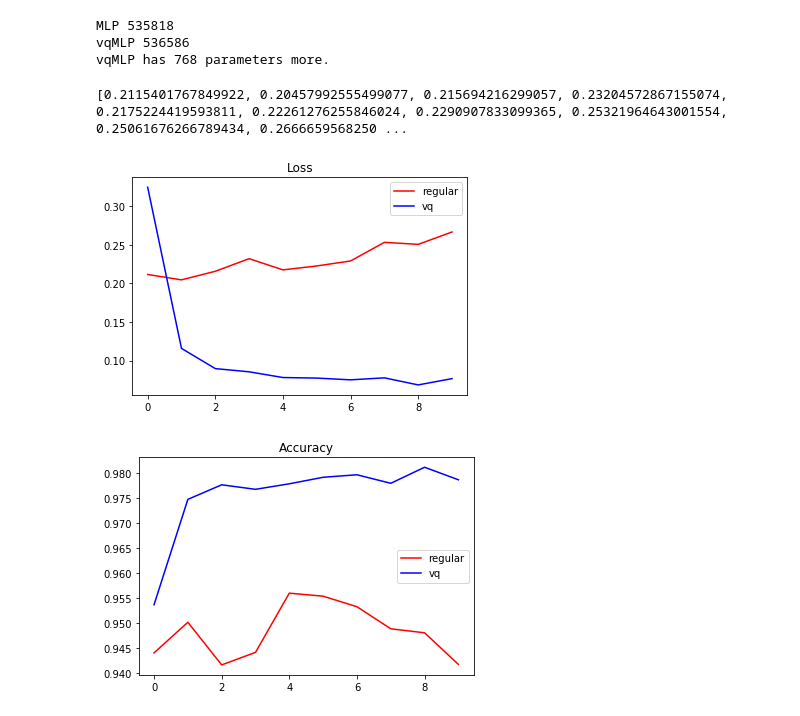
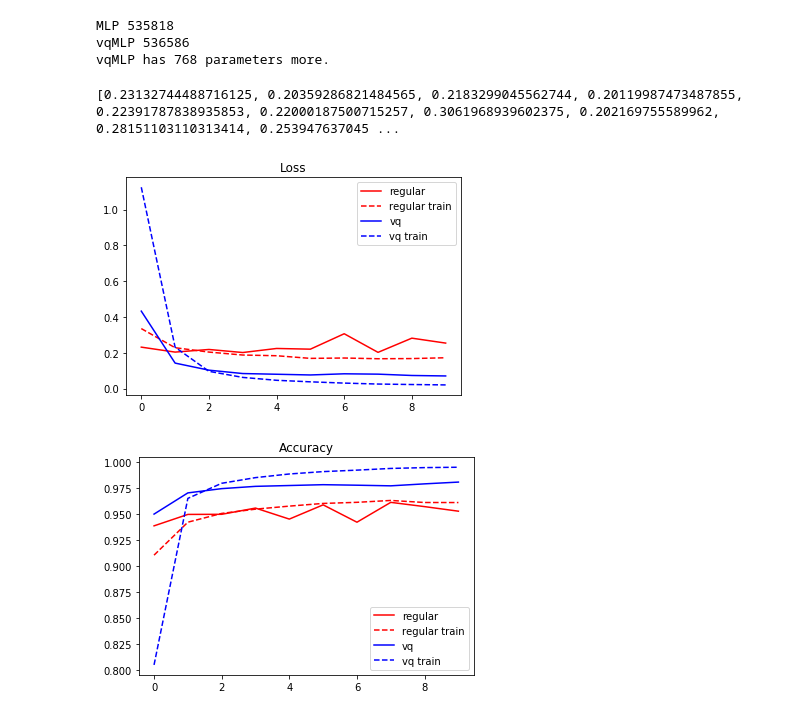
Before and after one commit to pabloppp/Machine-Learning-Lab, a Jupyter notebook: vector_quantization/mininet/MNIST-MLP-vq-comparison.ipynb, the cells around one changed output. Cells and saved outputs as stored; diff of their text form; code cells hidden in the pictures.

Commit message:
add test loss/accuracy to the charts to compare

```diff
--- a/vector_quantization/mininet/MNIST-MLP-vq-comparison.ipynb
+++ b/vector_quantization/mininet/MNIST-MLP-vq-comparison.ipynb
@@ -54,9 +54,11 @@ MLP(
 epochs = 10
 optimizer = optim.Adam(mlp.parameters(), lr=0.01)
 criterion = nn.CrossEntropyLoss()
-regular_losses = []
-regular_accuracies = []
+regular_losses, regular_train_losses = [], []
+regular_accuracies, regular_train_accuracies = [], []
 for e in range(1, epochs+1):
+    test_loss = 0
+    test_acc = 0
     for images, labels in loader:
         images, labels = images.cuda(), labels.cuda()
         pred = mlp.forward(images.view(-1, 784))
@@ -65,6 +67,13 @@ for e in range(1, epochs+1):
         loss.backward()
         optimizer.step()
 
+        test_loss += loss.item()
+        acc = (pred.argmax(dim=-1) == labels).float().mean()
+        test_acc += acc.item()
+
+    regular_train_losses.append(test_loss/len(loader))
+    regular_train_accuracies.append(test_acc/len(loader))
+
     with torch.no_grad():
         val_loss = 0
         val_acc = 0
@@ -72,6 +81,7 @@ for e in range(1, epochs+1):
             images, labels = images.cuda(), labels.cuda()
             pred = mlp.forward(images.view(-1, 784))
             loss = criterion(pred, labels)
+
             val_loss += loss.item()
             acc = (pred.argmax(dim=-1) == labels).float().mean()
             val_acc += acc.item()
@@ -151,10 +161,12 @@ vqMLP(
 epochs = 10
 optimizer = optim.Adam(vqmlp.parameters(), lr=0.01)
 criterion = nn.CrossEntropyLoss()
-vq_losses = []
-vq_accuracies = []
+vq_losses, vq_train_losses = [], []
+vq_accuracies, vq_train_accuracies = [], []
 for e in range(1, epochs+1):
     vqmlp.train()
+    test_loss = 0
+    test_acc = 0
     for images, labels in loader:
         images, labels = images.cuda(), labels.cuda()
         pred, commit_loss = vqmlp.forward(images.view(-1, 784))
@@ -162,6 +174,13 @@ for e in range(1, epochs+1):
         optimizer.zero_grad()
         loss.backward()
         optimizer.step()
+
+        test_loss += (loss.item() - commit_loss.item() * 0.25) # remove the commit loss
+        acc = (pred.argmax(dim=-1) == labels).float().mean()
+        test_acc += acc.item()
+
+    vq_train_losses.append(test_loss/len(loader))
+    vq_train_accuracies.append(test_acc/len(loader))
 
     vqmlp.eval()
     with torch.no_grad():
@@ -172,6 +191,7 @@ for e in range(1, epochs+1):
             pred, commit_loss = vqmlp.forward(images.view(-1, 784))
             # for comparison purposes, let's keep the commit loss out of the equation
             loss = criterion(pred, labels) # + commit_loss * 0.25
+
             val_loss += loss.item()
             acc = (pred.argmax(dim=-1) == labels).float().mean()
             val_acc += acc.item()
@@ -206,18 +226,22 @@ vqMLP has 768 parameters more.
 # %%
 print(regular_losses)
 
 plt.plot(regular_losses, marker='', color='red', label="regular")
+plt.plot(regular_train_losses, marker='', color='red', label="regular train", linestyle='--')
 plt.plot(vq_losses, marker='', color='blue', label="vq")
+plt.plot(vq_train_losses, marker='', color='blue', label="vq train", linestyle='--')
 plt.legend()
 plt.title('Loss')
 plt.show()
 
 plt.plot(regular_accuracies, marker='', color='red', label="regular")
+plt.plot(regular_train_accuracies, marker='', color='red', label="regular train", linestyle='--')
 plt.plot(vq_accuracies, marker='', color='blue', label="vq")
+plt.plot(vq_train_accuracies, marker='', color='blue', label="vq train", linestyle='--')
 plt.legend()
 plt.title('Accuracy')
 plt.show()
 # %% [output]
-[0.2115401767849922, 0.20457992555499077, 0.215694216299057, 0.23204572867155074, 0.2175224419593811, 0.22261276255846024, 0.2290907833099365, 0.25321964643001554, 0.25061676266789434, 0.2666659568250 ...
+[0.23132744488716125, 0.20359286821484565, 0.2183299045562744, 0.20119987473487855, 0.22391787838935853, 0.22000187500715257, 0.3061968939602375, 0.202169755589962, 0.28151103110313414, 0.253947637045 ...
-[figure, old version]
+[figure, new version]
-[figure, old version]
+[figure, new version]
```
Also changed, not shown: parts of 3 cells of this notebook.
